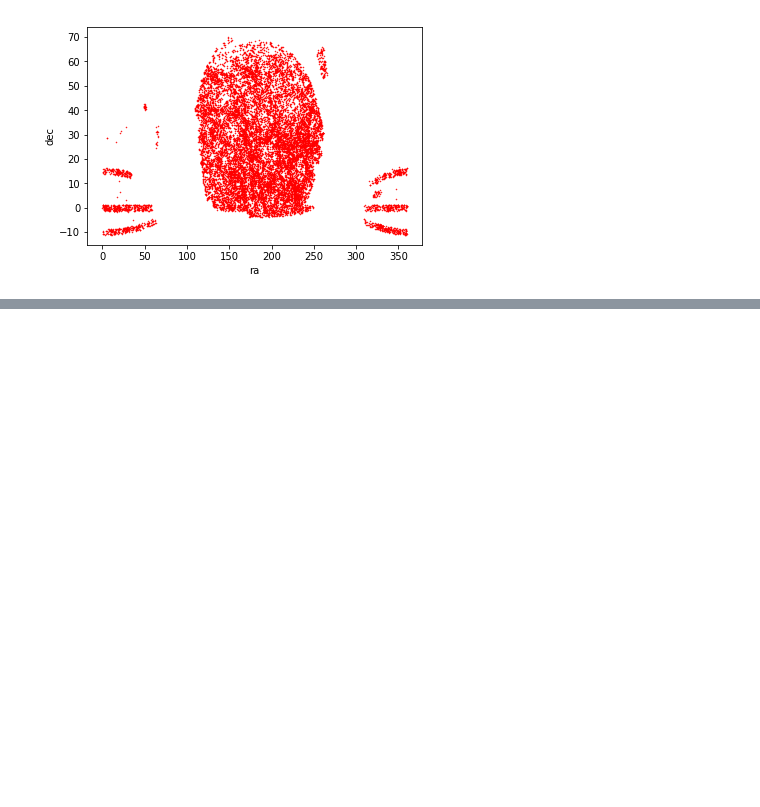
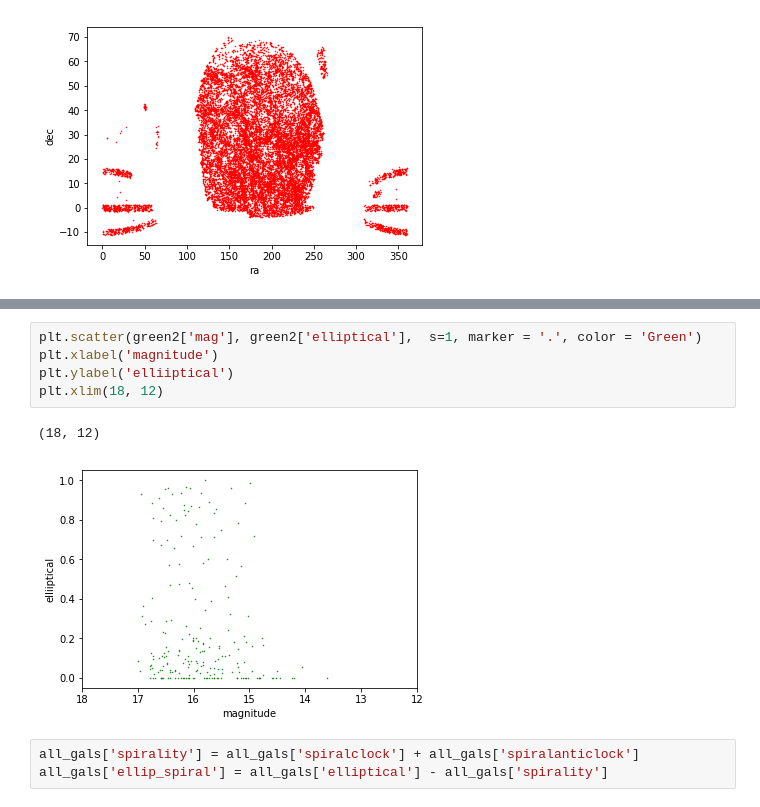
Before and after one commit to anikacave/morphology-analysis, a Jupyter notebook: Research.ipynb, the cells around one changed output, grey strips where cells are left out. Saved outputs shown, nothing was run; the diff lists cells and outputs as text; blank space fills up the shorter version.

```diff
--- a/Research.ipynb
+++ b/Research.ipynb
@@ -270,0 +333,11 @@ Plotting images...
+# %%
+plt.scatter(green2['mag'], green2['elliptical'],  s=1, marker = '.', color = 'Green')
+plt.xlabel('magnitude')
+plt.ylabel('elliiptical')
+plt.xlim(18, 12)
+# %% [output]
+(18, 12)
+[figure, added]
+# %%
+all_gals['spirality'] = all_gals['spiralclock'] + all_gals['spiralanticlock']
+all_gals['ellip_spiral'] = all_gals['elliptical'] - all_gals['spirality']
```
Also changed, not shown: parts of 18 cells of this notebook.
